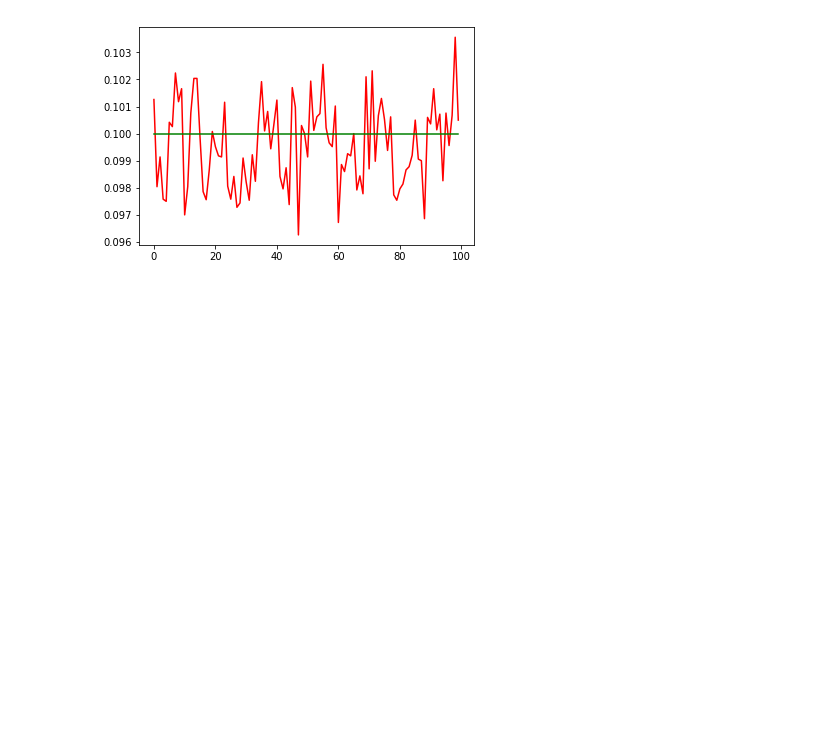
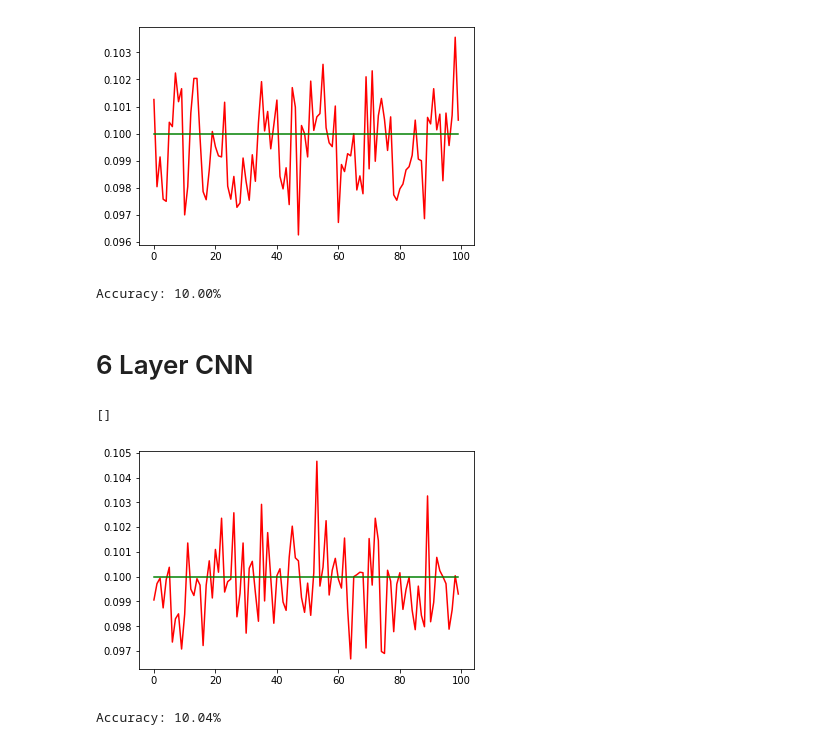
Before and after one commit to PerlinWarp/YearOfAI, a Jupyter notebook: CIFAR10.ipynb, the cells around one changed output. Saved outputs shown, nothing was run; the diff lists cells and outputs as text; code cells hidden in the pictures; blank space fills up the shorter version.

Commit message:
Added a 6 layer NN and looked at Confusion Matrix

```diff
--- a/CIFAR10.ipynb
+++ b/CIFAR10.ipynb
@@ -175,3 +195,23 @@ plt.plot()
 # %% [output]
 []
 [figure]
+# %%
+scores = cnn_n.evaluate(x_test, y_test, verbose=0)
+print("Accuracy: %.2f%%" % (scores[1]*100))
+# %% [output]
+Accuracy: 10.00%
+# %% [markdown]
+# 6 Layer CNN
+# %%
+plt.figure(1)
+plt.plot(cnn6.history['acc'],'r')
+plt.plot(cnn6.history['val_acc'],'g')
+plt.plot()
+# %% [output]
+[]
+[figure, added]
+# %%
+scores = cnn_n6.evaluate(x_test, y_test, verbose=0)
+print("Accuracy: %.2f%%" % (scores[1]*100))
+# %% [output]
+Accuracy: 10.04%
```
Also changed, not shown: parts of 7 cells of this notebook.
